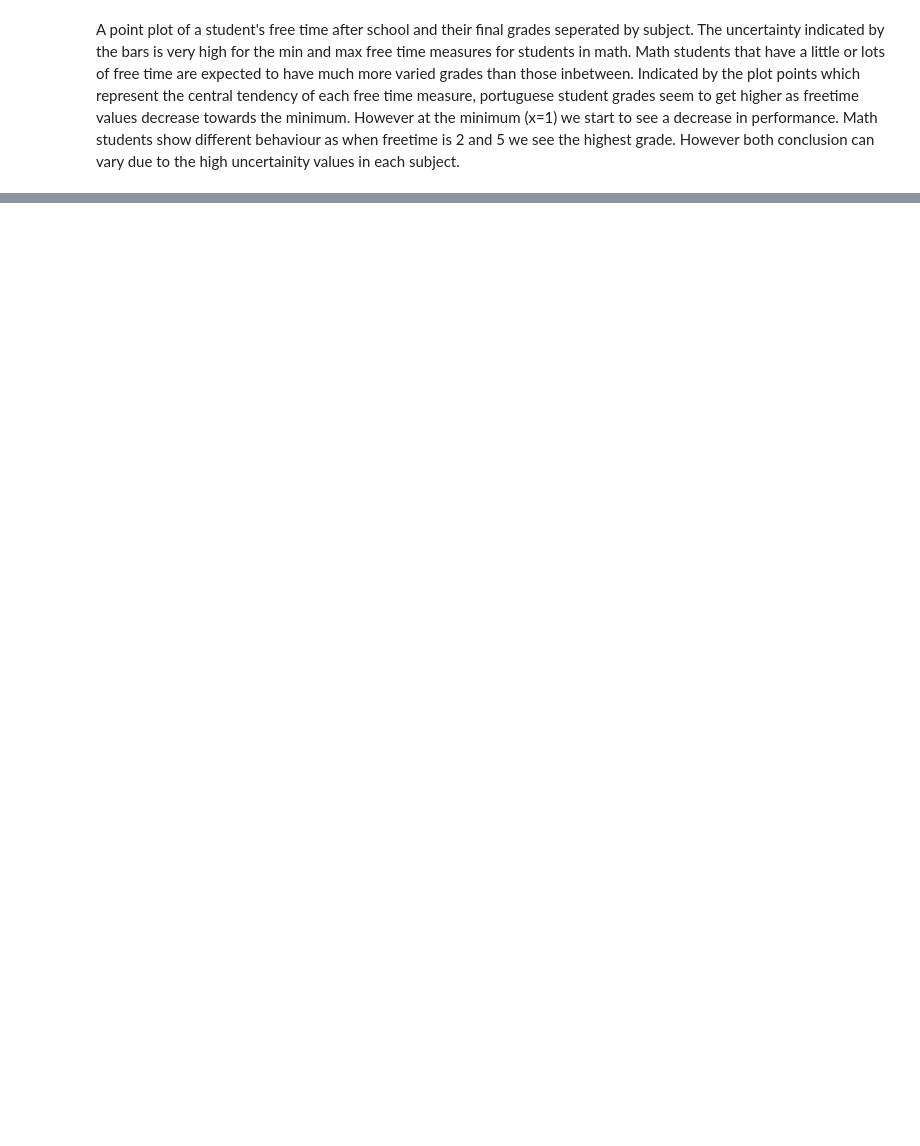
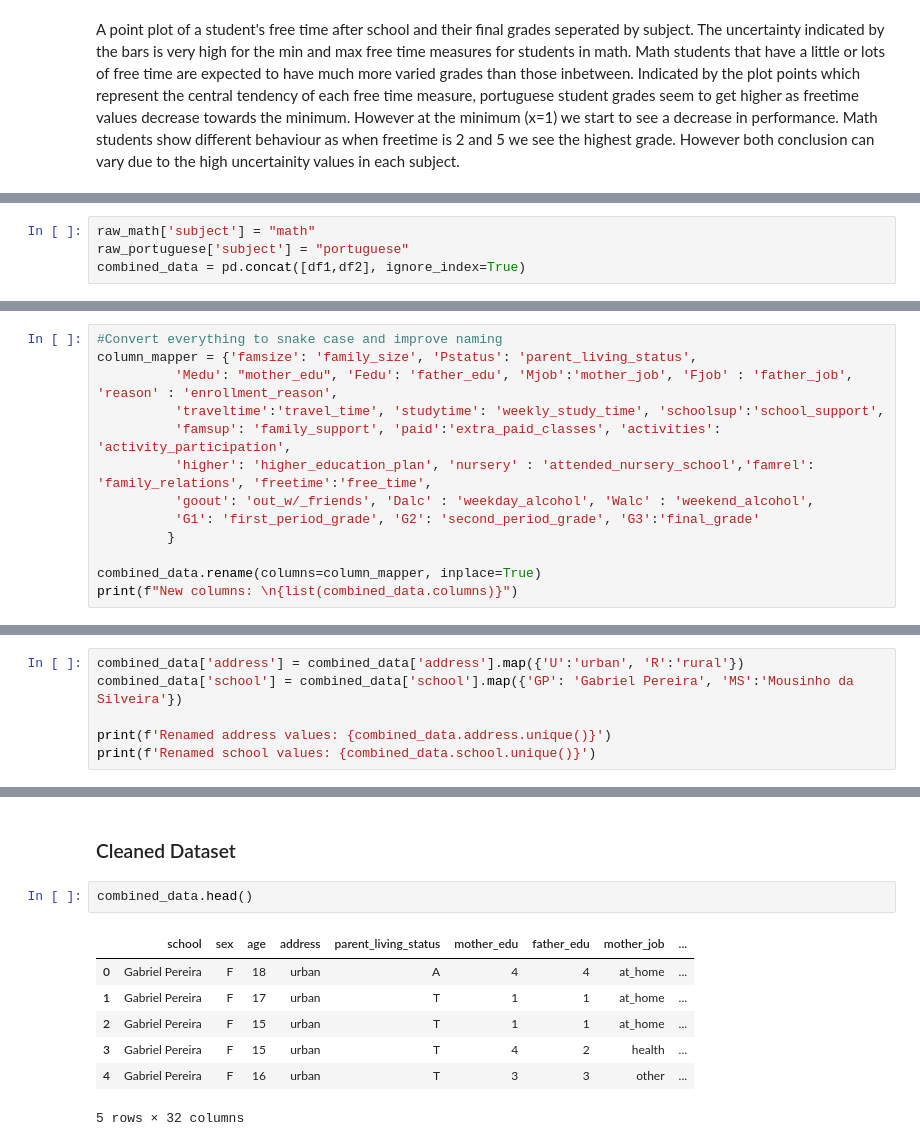
Before and after one commit to ubco-W2022T1-cosc301/project-group05, a Jupyter notebook: notebooks/analysis2.ipynb, the cells around one changed output, grey strips where cells are left out. Saved outputs shown, nothing was run; the diff lists cells and outputs as text; blank space fills up the shorter version.

Commit message:
#18 | Completed task 2 setup an analysis pipeline. Combined both dataframes into a single dataframe. Cleaned data by renaming columns, removing uneeded columns and changing values.

```diff
--- a/notebooks/analysis2.ipynb
+++ b/notebooks/analysis2.ipynb
@@ -299,0 +308,4 @@ A point plot of a student's free time after school and their final grades sepera
+# %%
+raw_math['subject'] = "math"
+raw_portuguese['subject'] = "portuguese"
+combined_data = pd.concat([df1,df2], ignore_index=True)
@@ -299,0 +315,13 @@ A point plot of a student's free time after school and their final grades sepera
+# %%
+#Convert everything to snake case and improve naming
+column_mapper = {'famsize': 'family_size', 'Pstatus': 'parent_living_status',
+          'Medu': "mother_edu", 'Fedu': 'father_edu', 'Mjob':'mother_job', 'Fjob' : 'father_job', 'reason' : 'enrollment_reason',
+          'traveltime':'travel_time', 'studytime': 'weekly_study_time', 'schoolsup':'school_support',
+          'famsup': 'family_support', 'paid':'extra_paid_classes', 'activities': 'activity_participation',
+          'higher': 'higher_education_plan', 'nursery' : 'attended_nursery_school','famrel': 'family_relations', 'freetime':'free_time',
+          'goout': 'out_w/_friends', 'Dalc' : 'weekday_alcohol', 'Walc' : 'weekend_alcohol',
+          'G1': 'first_period_grade', 'G2': 'second_period_grade', 'G3':'final_grade'
+         }
+
+combined_data.rename(columns=column_mapper, inplace=True)
+print(f"New columns: \n{list(combined_data.columns)}")
@@ -299,0 +337,6 @@ A point plot of a student's free time after school and their final grades sepera
+# %%
+combined_data['address'] = combined_data['address'].map({'U':'urban', 'R':'rural'})
+combined_data['school'] = combined_data['school'].map({'GP': 'Gabriel Pereira', 'MS':'Mousinho da Silveira'})
+
+print(f'Renamed address values: {combined_data.address.unique()}')
+print(f'Renamed school values: {combined_data.school.unique()}')
@@ -299,0 +359,12 @@ A point plot of a student's free time after school and their final grades sepera
+# %% [markdown]
+### Cleaned Dataset
+# %%
+combined_data.head()
+# %% [output]
+|  | school | sex | age | address | parent_living_status | mother_edu | father_edu | mother_job | ... |
+| 0 | Gabriel Pereira | F | 18 | urban | A | 4 | 4 | at_home | ... |
+| 1 | Gabriel Pereira | F | 17 | urban | T | 1 | 1 | at_home | ... |
+| 2 | Gabriel Pereira | F | 15 | urban | T | 1 | 1 | at_home | ... |
+| 3 | Gabriel Pereira | F | 15 | urban | T | 4 | 2 | health | ... |
+| 4 | Gabriel Pereira | F | 16 | urban | T | 3 | 3 | other | ... |
+5 rows × 32 columns
```
Also changed, not shown: parts of 14 cells of this notebook.
